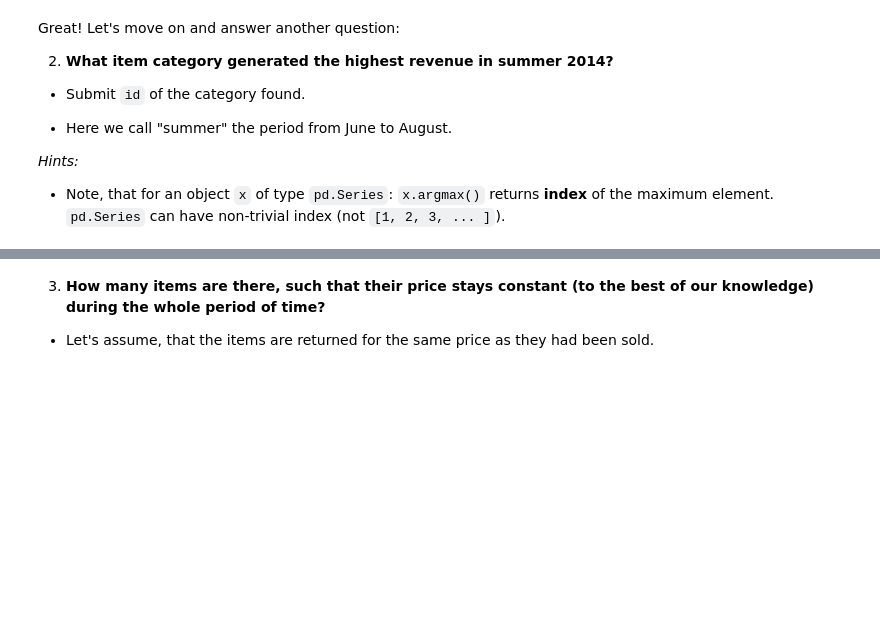
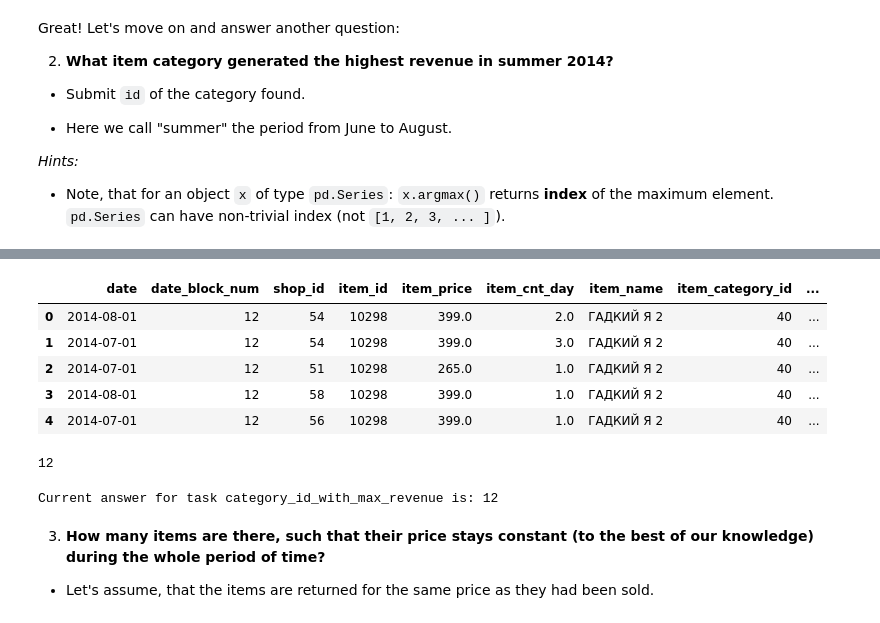
Before and after one commit to jchudb93/competitive-data-science, a Jupyter notebook: Programming assignment, week 1: Pandas basics/PandasBasics.ipynb, the cells around one changed output, grey strips where cells are left out. Saved outputs shown, nothing was run; the diff lists cells and outputs as text; code cells hidden in the pictures; blank space fills up the shorter version.

Commit message:
categories

```diff
--- a/Programming assignment, week 1: Pandas basics/PandasBasics.ipynb
+++ b/Programming assignment, week 1: Pandas basics/PandasBasics.ipynb
@@ -188,3 +187,5 @@ Great! Let's move on and answer another question:
 *Hints:*
 
 * Note, that for an object `x` of type `pd.Series`: `x.argmax()` returns **index** of the maximum element. `pd.Series` can have non-trivial index (not `[1, 2, 3, ... ]`).
+# %%
+summer = transactions[(transactions['date'] >= '2014-06-01') & (transactions['date'] <= '2014-08-31')]
@@ -190,0 +201,12 @@ Great! Let's move on and answer another question:
+# %%
+summer_by_items = pd.merge(summer, items, how='inner', on='item_id')
+summer_by_categories = pd.merge(summer_by_items, item_categories, how='inner', on='item_category_id')
+# %%
+summer_by_categories.head()
+# %% [output]
+|  | date | date_block_num | shop_id | item_id | item_price | item_cnt_day | item_name | item_category_id | ... |
+| 0 | 2014-08-01 | 12 | 54 | 10298 | 399.0 | 2.0 | ГАДКИЙ Я 2 | 40 | ... |
+| 1 | 2014-07-01 | 12 | 54 | 10298 | 399.0 | 3.0 | ГАДКИЙ Я 2 | 40 | ... |
+| 2 | 2014-07-01 | 12 | 51 | 10298 | 265.0 | 1.0 | ГАДКИЙ Я 2 | 40 | ... |
+| 3 | 2014-08-01 | 12 | 58 | 10298 | 399.0 | 1.0 | ГАДКИЙ Я 2 | 40 | ... |
+| 4 | 2014-07-01 | 12 | 56 | 10298 | 399.0 | 1.0 | ГАДКИЙ Я 2 | 40 | ... |
@@ -191,8 +215,15 @@ Great! Let's move on and answer another question:
+# %%
+sum_categories = summer_by_categories[['item_category_id', 'total']].groupby('item_category_id').sum()
+sum_categories['total'].idxmax()
+# %% [output]
+12
 # %%
 # YOUR CODE GOES HERE
 
-category_id_with_max_revenue = # PUT YOUR ANSWER IN THIS VARIABLE
+category_id_with_max_revenue = sum_categories['total'].idxmax()
 grader.submit_tag('category_id_with_max_revenue', category_id_with_max_revenue)
+# %% [output]
+Current answer for task category_id_with_max_revenue is: 12
 # %% [markdown]
 <ol start="3">
   <li><b>How many items are there, such that their price stays constant (to the best of our knowledge) during the whole period of time?</b></li>
```
Also changed, not shown: parts of 4 cells of this notebook.
